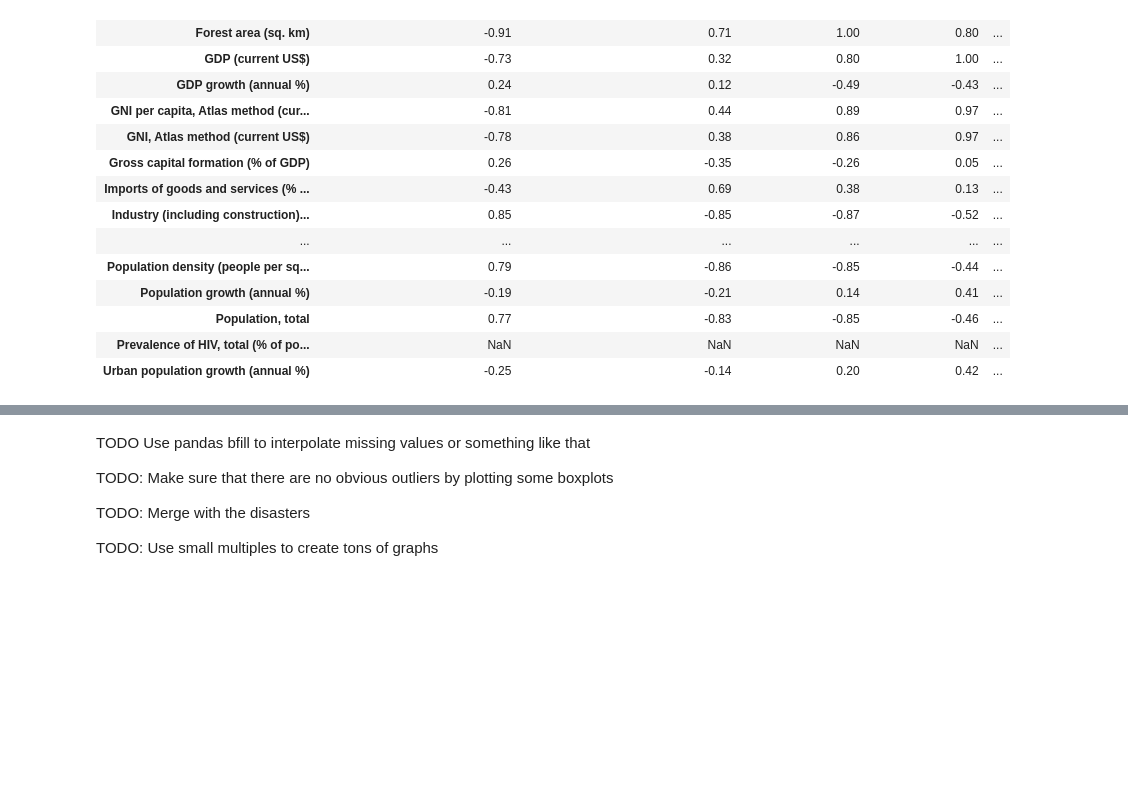
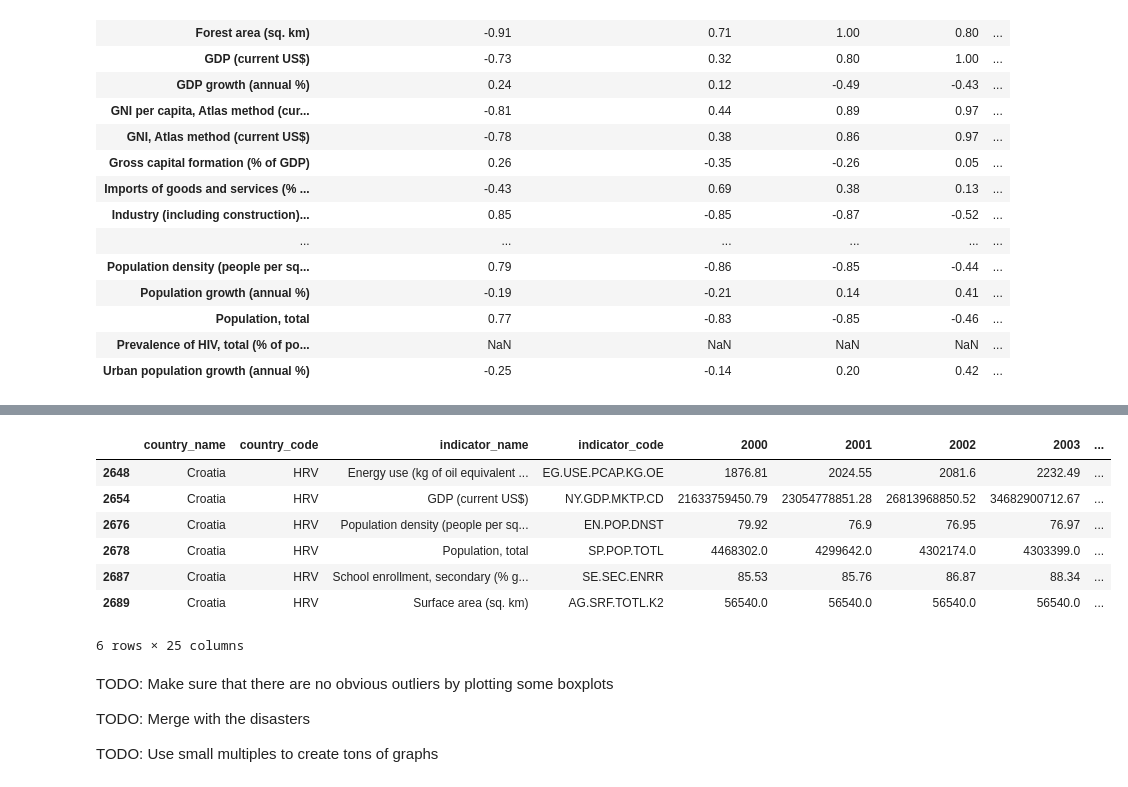
Before and after one commit to epfl-ada/ada-2021-project-hivemind, a Jupyter notebook: dataset_wdi.ipynb, the cells around one changed output, grey strips where cells are left out. Cells and saved outputs as stored; diff of their text form; code cells hidden in the pictures; blank space fills up the shorter version.

Commit message:
Apply bfill to fill missing values in between years

```diff
--- a/dataset_wdi.ipynb
+++ b/dataset_wdi.ipynb
@@ -170,0 +173,2 @@ correlation_indicators_of_country(wdi, "Croatia")
+# %%
+wdi_filled = wdi.bfill(axis=1)
@@ -171,6 +184,16 @@ correlation_indicators_of_country(wdi, "Croatia")
+# %%
+croatia_filled = wdi_filled[wdi_filled.country_name == "Croatia"]
+croatia_filled[croatia_filled.indicator_name.isin(interesting_indicators)]
+# %% [output]
+|  | country_name | country_code | indicator_name | indicator_code | 2000 | 2001 | 2002 | 2003 | ... |
+| 2648 | Croatia | HRV | Energy use (kg of oil equivalent ... | EG.USE.PCAP.KG.OE | 1876.81 | 2024.55 | 2081.6 | 2232.49 | ... |
+| 2654 | Croatia | HRV | GDP (current US$) | NY.GDP.MKTP.CD | 21633759450.79 | 23054778851.28 | 26813968850.52 | 34682900712.67 | ... |
+| 2676 | Croatia | HRV | Population density (people per sq... | EN.POP.DNST | 79.92 | 76.9 | 76.95 | 76.97 | ... |
+| 2678 | Croatia | HRV | Population, total | SP.POP.TOTL | 4468302.0 | 4299642.0 | 4302174.0 | 4303399.0 | ... |
+| 2687 | Croatia | HRV | School enrollment, secondary (% g... | SE.SEC.ENRR | 85.53 | 85.76 | 86.87 | 88.34 | ... |
+| 2689 | Croatia | HRV | Surface area (sq. km) | AG.SRF.TOTL.K2 | 56540.0 | 56540.0 | 56540.0 | 56540.0 | ... |
+6 rows × 25 columns
 # %% [markdown]
-TODO Use pandas bfill to interpolate missing values or something like that
-
 TODO: Make sure that there are no obvious outliers by plotting some boxplots
 
 TODO: Merge with the disasters
```
Also changed, not shown: parts of 2 cells of this notebook.
